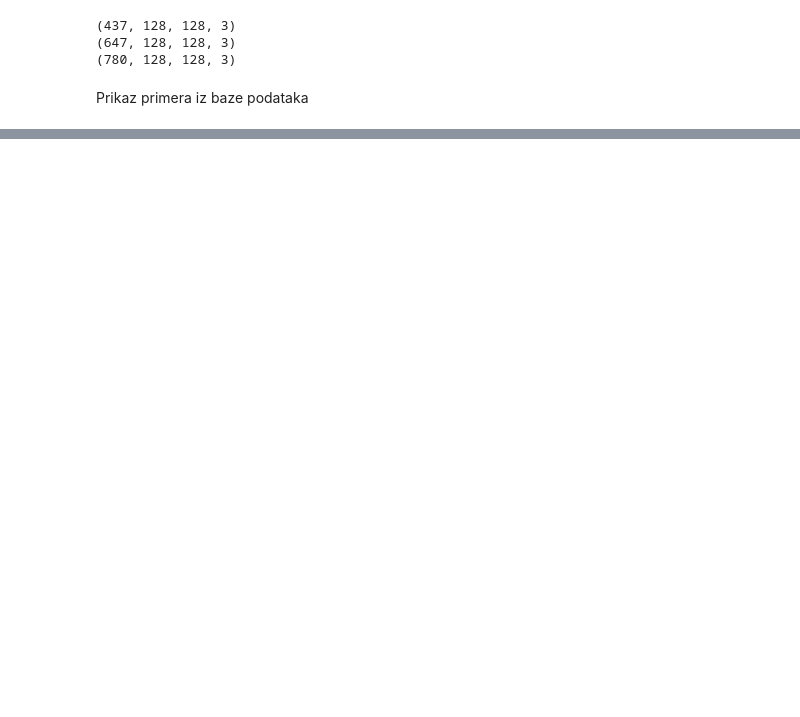
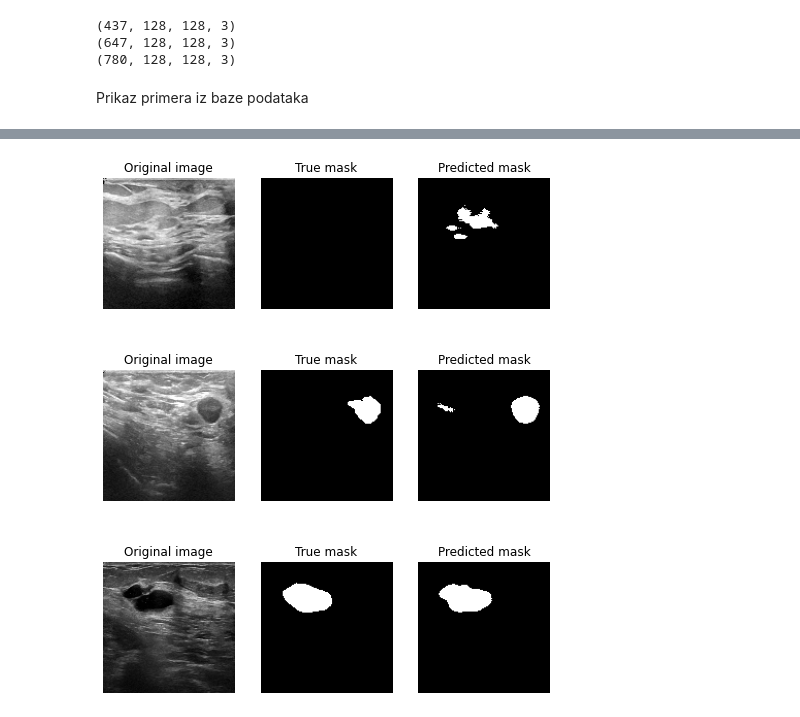
Before and after one commit to nedeljkovicmajaa/ABS-lesion-segmentation, a Jupyter notebook: main.ipynb, the cells around one changed output, grey strips where cells are left out. Saved outputs shown, nothing was run; the diff lists cells and outputs as text; code cells hidden in the pictures; blank space fills up the shorter version.

```diff
--- a/main.ipynb
+++ b/main.ipynb
@@ -173,20 +164,0 @@ accuracy_score(Y_val.flatten(), Y_pred.flatten())
-# %%
-learning_rate = [0.0001, 0.001, 0.01, 0.1]
-train_val_history = []
-Y_pred_all = []
-
-for lr in learning_rate:
-    modelUNet = UNetModel((128, 128, 3), lr)
-    callbacks = [tf.keras.callbacks.EarlyStopping(patience=2, monitor="val_accuracy")]
-    results = modelUNet.fit(X_train, Y_train, validation_split=0.1, batch_size=64, epochs=25, callbacks=callbacks)
-
-    Y_pred = np.round(modelUNet.predict(X_test))
-
-    y1 = Y_pred.flatten()
-    y2 = Y_test.flatten()
-    print('---------------')
-    print(accuracy_score(y1, y2))
-    print('---------------')
-
-    train_val_history.append(results.history)
-    Y_pred_all.append(Y_pred)
@@ -260,0 +209,11 @@ plt.show()
+# %%
+# save predictions and true mask and values
+database_new = {'img' : [],
+              'mask' : [],
+              'pred' : []
+             }
+
+for i in range(len(X_val)):
+    database_new['img'].append(X_val[i])
+    database_new['mask'].append(Y_val[i])
+    database_new['pred'].append(Y_pred[i])
@@ -260,0 +223,16 @@ plt.show()
+# %%
+# prkaz nekih rezultata segmentacije iz database_new ali preko originalne slike
+i1, i2, i3 = random.sample(range(0, len(database_new['img'])), 3)
+plt.figure(figsize=(8, 10))
+plt.subplot(3, 3, 1), plt.imshow(database_new['img'][i1]), plt.title('Original image'), plt.axis('off')
+plt.subplot(3, 3, 2), plt.imshow(database_new['mask'][i1], 'gray'), plt.title('True mask'), plt.axis('off')
+plt.subplot(3, 3, 3), plt.imshow(database_new['pred'][i1], 'gray'), plt.title('Predicted mask'), plt.axis('off')
+plt.subplot(3, 3, 4), plt.imshow(database_new['img'][i2]), plt.title('Original image'), plt.axis('off')
+plt.subplot(3, 3, 5), plt.imshow(database_new['mask'][i2], 'gray'), plt.title('True mask'), plt.axis('off')
+plt.subplot(3, 3, 6), plt.imshow(database_new['pred'][i2], 'gray'), plt.title('Predicted mask'), plt.axis('off')
+plt.subplot(3, 3, 7), plt.imshow(database_new['img'][i3]), plt.title('Original image'), plt.axis('off')
+plt.subplot(3, 3, 8), plt.imshow(database_new['mask'][i3], 'gray'), plt.title('True mask'), plt.axis('off')
+plt.subplot(3, 3, 9), plt.imshow(database_new['pred'][i3], 'gray'), plt.title('Predicted mask'), plt.axis('off')
+plt.show()
+# %% [output]
+[figure, added]
```
Also changed, not shown: parts of 13 cells of this notebook.
